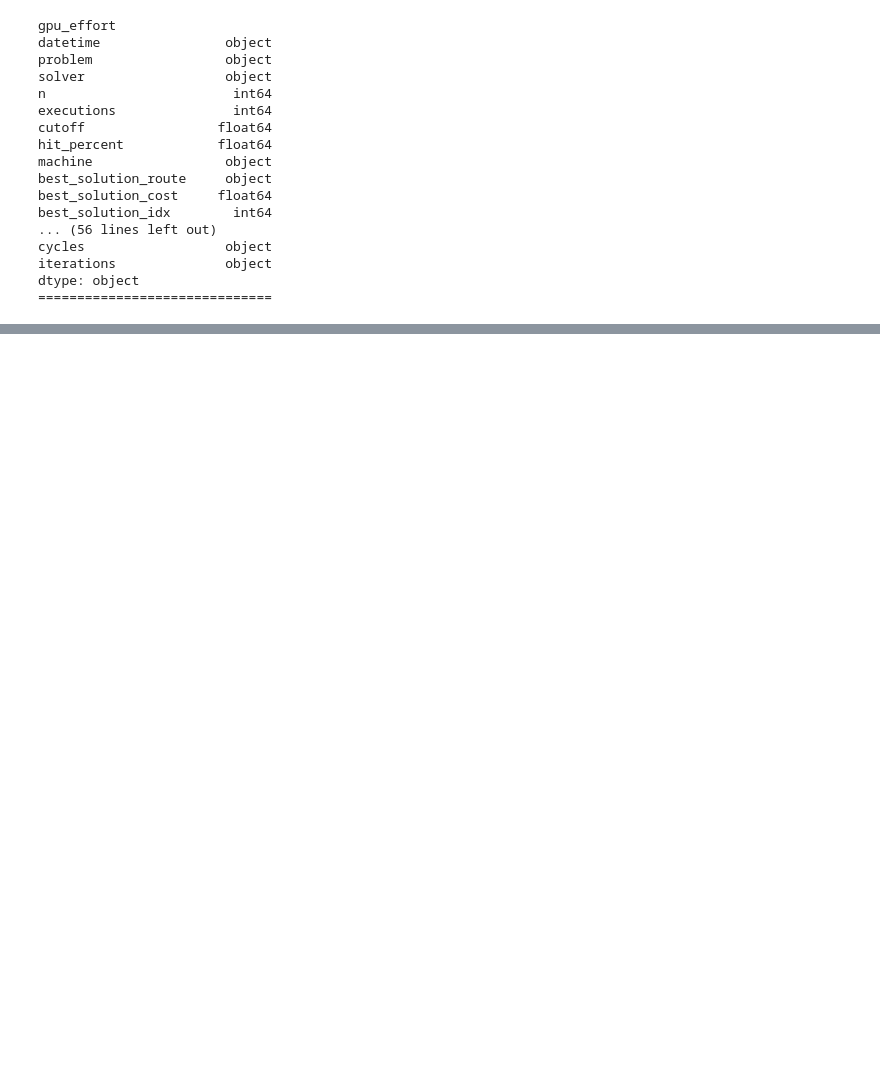
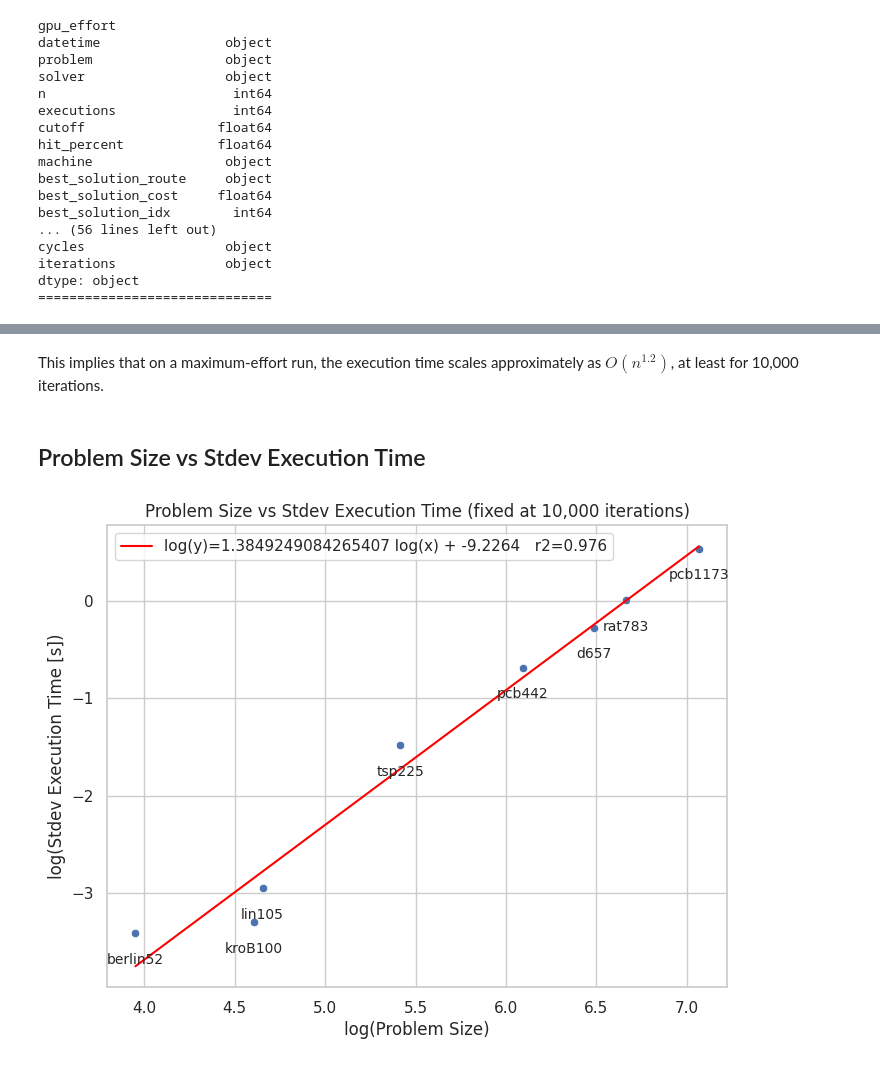
Before and after one commit to srp-mx/parallel-tsp, a Jupyter notebook: analysis/analysis.ipynb, the cells around one changed output, grey strips where cells are left out. Drawn from its saved outputs; the diff is of its cells as text; code cells hidden in the pictures; blank space fills up the shorter version.

```diff
--- a/analysis/analysis.ipynb
+++ b/analysis/analysis.ipynb
@@ -181,0 +297,33 @@ NameError: name 'plt' is not defined
+# %% [markdown]
+This implies that on a maximum-effort run, the
+execution time scales approximately as $O(n^{1.2})$,
+at least for 10,000 iterations.
+# %% [markdown]
+## Problem Size vs Stdev Execution Time
+# %%
+# linear in log-log space suggests power-law (error proportional to problem size)
+curve_to_fit = lambda x, a, b: a*x + b
+
+x = 'problem_size'
+y = 'stdev_time'
+xdata = np.log(df[x])
+ydata = np.log(df[y])
+func_popt, _ = curve_fit(curve_to_fit, xdata, ydata)
+x_fit = np.linspace(xdata.min(), xdata.max(), 100)
+y_fit = curve_to_fit(x_fit, *func_popt)
+
+r2 = r2_score(ydata,[curve_to_fit(it, *func_popt) for it in xdata])
+
+plt.figure(figsize=(8,6))
+sns.scatterplot(x=xdata, y=ydata)
+for i in range(len(xdata)):
+    plt.text(xdata[i], ydata[i]-0.2, df['problems'][i], fontsize=10, ha='center', va='top')
+plt.plot(x_fit, y_fit, label=f"log(y)={func_popt[0]} log(x) + {func_popt[1]:.4f}   r2={r2:.3f}", color="red")
+plt.xlabel('log(Problem Size)')
+plt.ylabel('log(Stdev Execution Time [s])')
+plt.title('Problem Size vs Stdev Execution Time (fixed at 10,000 iterations)')
+plt.legend()
+plt.grid(True)
+plt.show()
+# %% [output]
+[figure, added]
```
Also changed, not shown: parts of 53 cells of this notebook, 1 other file.
